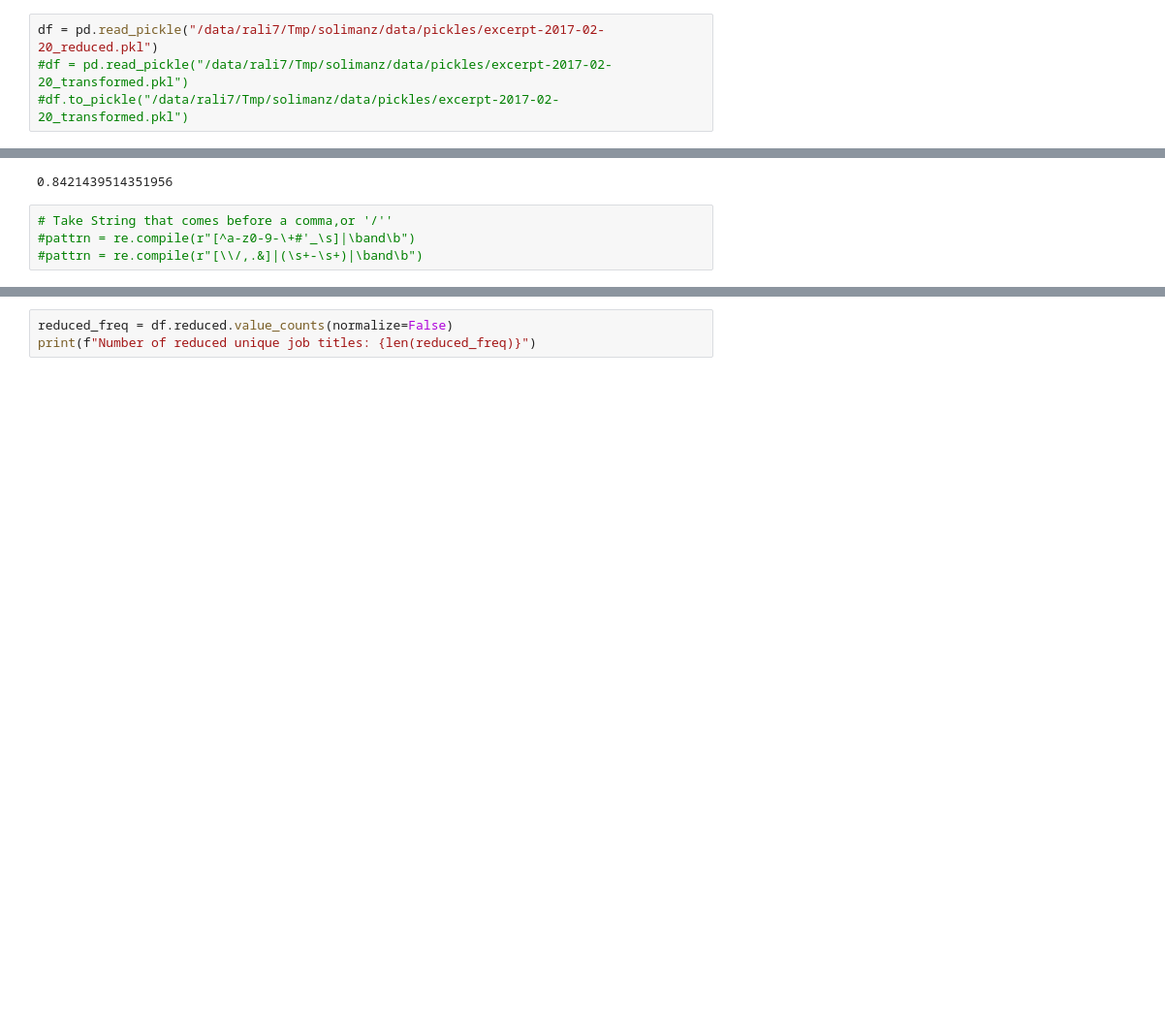
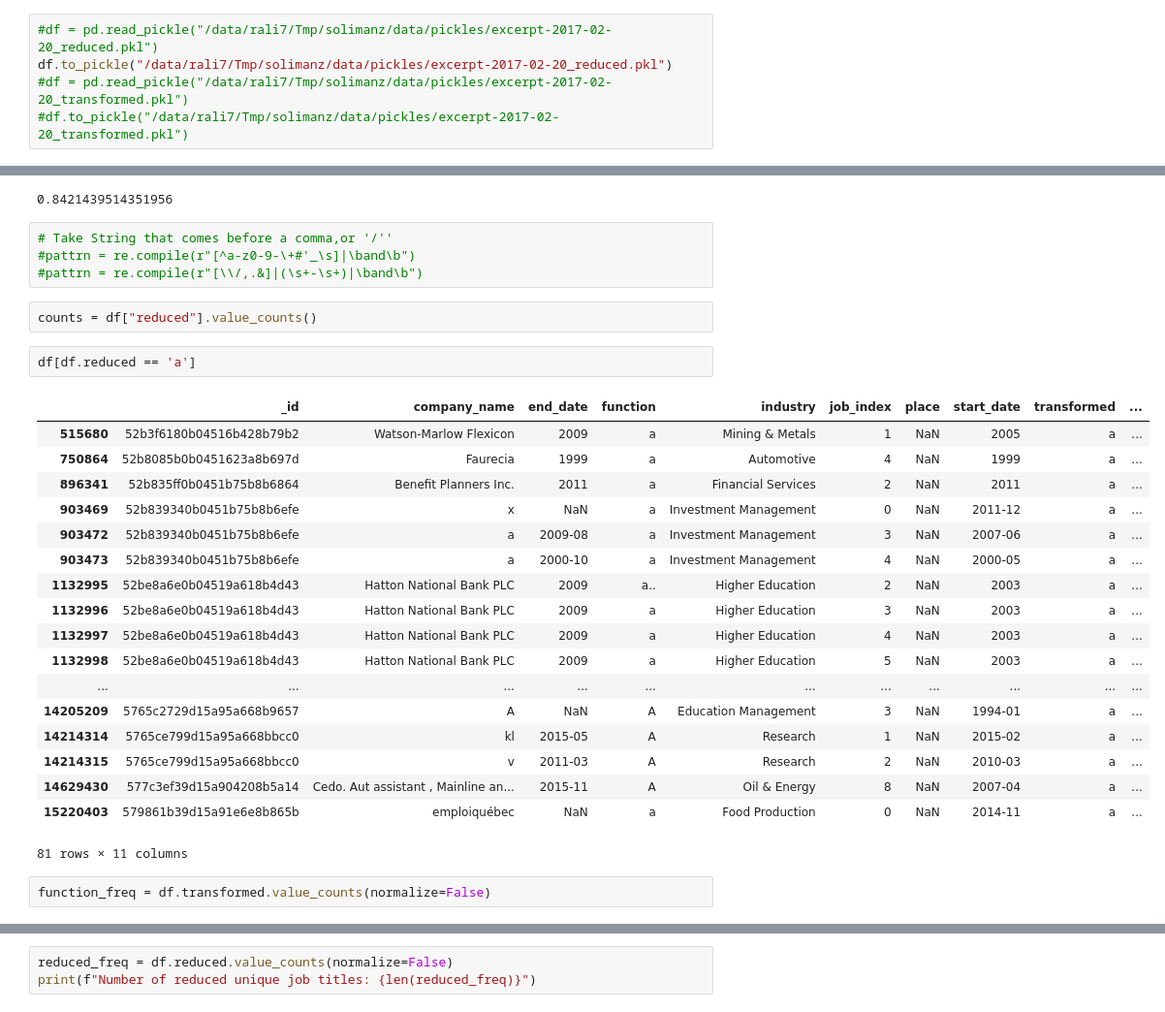
Before and after one commit to zaksoliman/career_prediction, a Jupyter notebook: notebooks/data_exploration.ipynb, the cells around one changed output, grey strips where cells are left out. Shown at 97% size. Saved outputs shown, nothing was run; the diff lists cells and outputs as text; blank space fills up the shorter version.

```diff
--- a/notebooks/data_exploration.ipynb
+++ b/notebooks/data_exploration.ipynb
@@ -24,7 +24,8 @@ sns.set_palette(sns.color_palette('pastel'))
 # %% [markdown]
 # Data Set I/O
 # %%
-df = pd.read_pickle("/data/rali7/Tmp/solimanz/data/pickles/excerpt-2017-02-20_reduced.pkl")
+#df = pd.read_pickle("/data/rali7/Tmp/solimanz/data/pickles/excerpt-2017-02-20_reduced.pkl")
+df.to_pickle("/data/rali7/Tmp/solimanz/data/pickles/excerpt-2017-02-20_reduced.pkl")
 #df = pd.read_pickle("/data/rali7/Tmp/solimanz/data/pickles/excerpt-2017-02-20_transformed.pkl")
 #df.to_pickle("/data/rali7/Tmp/solimanz/data/pickles/excerpt-2017-02-20_transformed.pkl")
 # %% [markdown]
@@ -584,5 +585,30 @@ sum([i > 0 for i in increase])/len(a)
 # Take String that comes before a comma,or '/''
 #pattrn = re.compile(r"[^a-z0-9-\+#'_\s]|\band\b")
 #pattrn = re.compile(r"[\\/,.&]|(\s+-\s+)|\band\b")
+# %%
+counts = df["reduced"].value_counts()
+# %%
+df[df.reduced == 'a']
+# %% [output]
+|  | _id | company_name | end_date | function | industry | job_index | place | start_date | transformed | ... |
+| 515680 | 52b3f6180b04516b428b79b2 | Watson-Marlow Flexicon | 2009 | a | Mining & Metals | 1 | NaN | 2005 | a | ... |
+| 750864 | 52b8085b0b0451623a8b697d | Faurecia | 1999 | a | Automotive | 4 | NaN | 1999 | a | ... |
+| 896341 | 52b835ff0b0451b75b8b6864 | Benefit Planners Inc. | 2011 | a | Financial Services | 2 | NaN | 2011 | a | ... |
+| 903469 | 52b839340b0451b75b8b6efe | x | NaN | a | Investment Management | 0 | NaN | 2011-12 | a | ... |
+| 903472 | 52b839340b0451b75b8b6efe | a | 2009-08 | a | Investment Management | 3 | NaN | 2007-06 | a | ... |
+| 903473 | 52b839340b0451b75b8b6efe | a | 2000-10 | a | Investment Management | 4 | NaN | 2000-05 | a | ... |
+| 1132995 | 52be8a6e0b04519a618b4d43 | Hatton National Bank PLC | 2009 | a.. | Higher Education | 2 | NaN | 2003 | a | ... |
+| 1132996 | 52be8a6e0b04519a618b4d43 | Hatton National Bank PLC | 2009 | a | Higher Education | 3 | NaN | 2003 | a | ... |
+| 1132997 | 52be8a6e0b04519a618b4d43 | Hatton National Bank PLC | 2009 | a | Higher Education | 4 | NaN | 2003 | a | ... |
+| 1132998 | 52be8a6e0b04519a618b4d43 | Hatton National Bank PLC | 2009 | a | Higher Education | 5 | NaN | 2003 | a | ... |
+| ... | ... | ... | ... | ... | ... | ... | ... | ... | ... | ... |
+| 14205209 | 5765c2729d15a95a668b9657 | A | NaN | A | Education Management | 3 | NaN | 1994-01 | a | ... |
+| 14214314 | 5765ce799d15a95a668bbcc0 | kl | 2015-05 | A | Research | 1 | NaN | 2015-02 | a | ... |
+| 14214315 | 5765ce799d15a95a668bbcc0 | v | 2011-03 | A | Research | 2 | NaN | 2010-03 | a | ... |
+| 14629430 | 577c3ef39d15a904208b5a14 | Cedo. Aut assistant , Mainline an... | 2015-11 | A | Oil & Energy | 8 | NaN | 2007-04 | a | ... |
+| 15220403 | 579861b39d15a91e6e8b865b | emploiquébec | NaN | a | Food Production | 0 | NaN | 2014-11 | a | ... |
+81 rows × 11 columns
+# %%
+function_freq = df.transformed.value_counts(normalize=False)
 # %%
 pattrn = re.compile(r"[\\/,.\|&]|(\s+-\s+)|\band\b|\bat\b")
```
Also changed, not shown: parts of 1 cell of this notebook, 7 other files.
